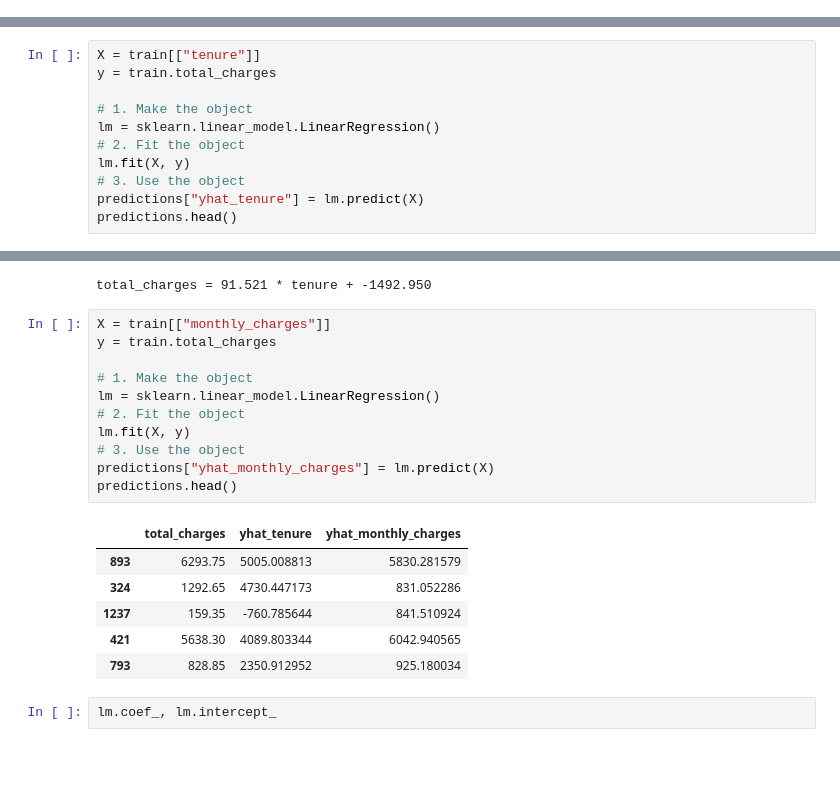
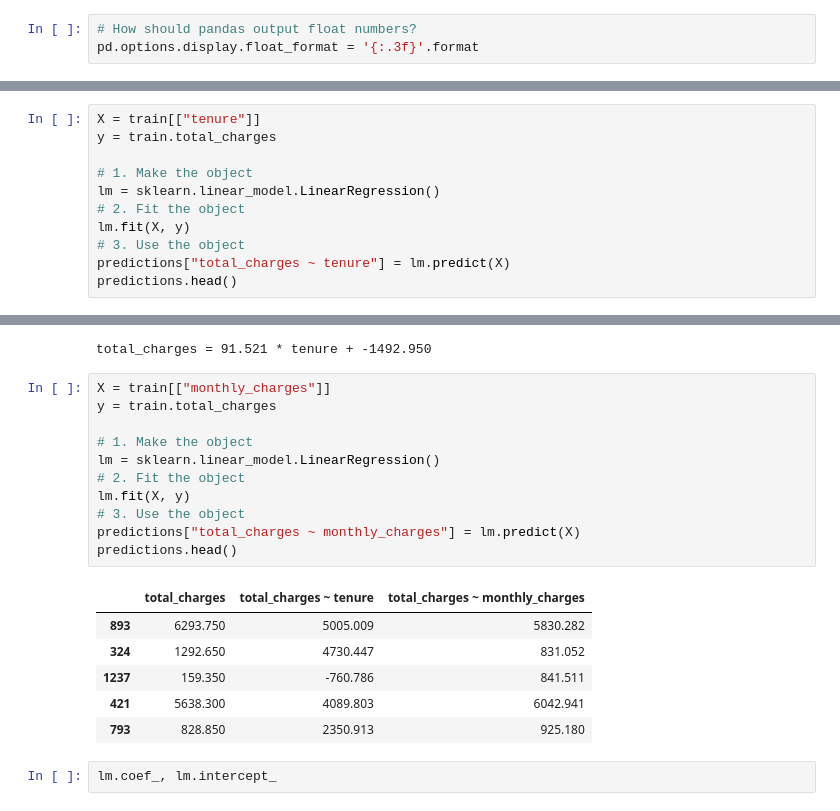
Before and after one commit to aleclhartman/ds-methodologies-exercises, a Jupyter notebook: regression/model.ipynb, the cells around one changed output, grey strips where cells are left out. Saved outputs shown, nothing was run; the diff lists cells and outputs as text; blank space fills up the shorter version.

```diff
--- a/regression/model.ipynb
+++ b/regression/model.ipynb
@@ -279,6 +287,9 @@ rmse
 # %% [markdown]
 ---
 ### 1. Run all your previous scripts that acquired, prepared, split, and scaled the telco churn data.
+# %%
+# How should pandas output float numbers?
+pd.options.display.float_format = '{:.3f}'.format
 # %%
 df = wr.wrangle_telco()
 df
@@ -371,6 +382,6 @@ lm = sklearn.linear_model.LinearRegression()
 # 2. Fit the object
 lm.fit(X, y)
 # 3. Use the object
-predictions["yhat_tenure"] = lm.predict(X)
+predictions["total_charges ~ tenure"] = lm.predict(X)
 predictions.head()
 # %% [output]
@@ -391,21 +402,21 @@ total_charges = 91.521 * tenure + -1492.950
 # %%
 X = train[["monthly_charges"]]
 y = train.total_charges
 
 # 1. Make the object
 lm = sklearn.linear_model.LinearRegression()
 # 2. Fit the object
 lm.fit(X, y)
 # 3. Use the object
-predictions["yhat_monthly_charges"] = lm.predict(X)
+predictions["total_charges ~ monthly_charges"] = lm.predict(X)
 predictions.head()
 # %% [output]
-|  | total_charges | yhat_tenure | yhat_monthly_charges |
-| 893 | 6293.75 | 5005.008813 | 5830.281579 |
-| 324 | 1292.65 | 4730.447173 | 831.052286 |
-| 1237 | 159.35 | -760.785644 | 841.510924 |
-| 421 | 5638.30 | 4089.803344 | 6042.940565 |
-| 793 | 828.85 | 2350.912952 | 925.180034 |
+|  | total_charges | total_charges ~ tenure | total_charges ~ monthly_charges |
+| 893 | 6293.750 | 5005.009 | 5830.282 |
+| 324 | 1292.650 | 4730.447 | 831.052 |
+| 1237 | 159.350 | -760.786 | 841.511 |
+| 421 | 5638.300 | 4089.803 | 6042.941 |
+| 793 | 828.850 | 2350.913 | 925.180 |
 # %%
 lm.coef_, lm.intercept_
 # %% [output]
```
Also changed, not shown: parts of 17 cells of this notebook, 1 other file.
